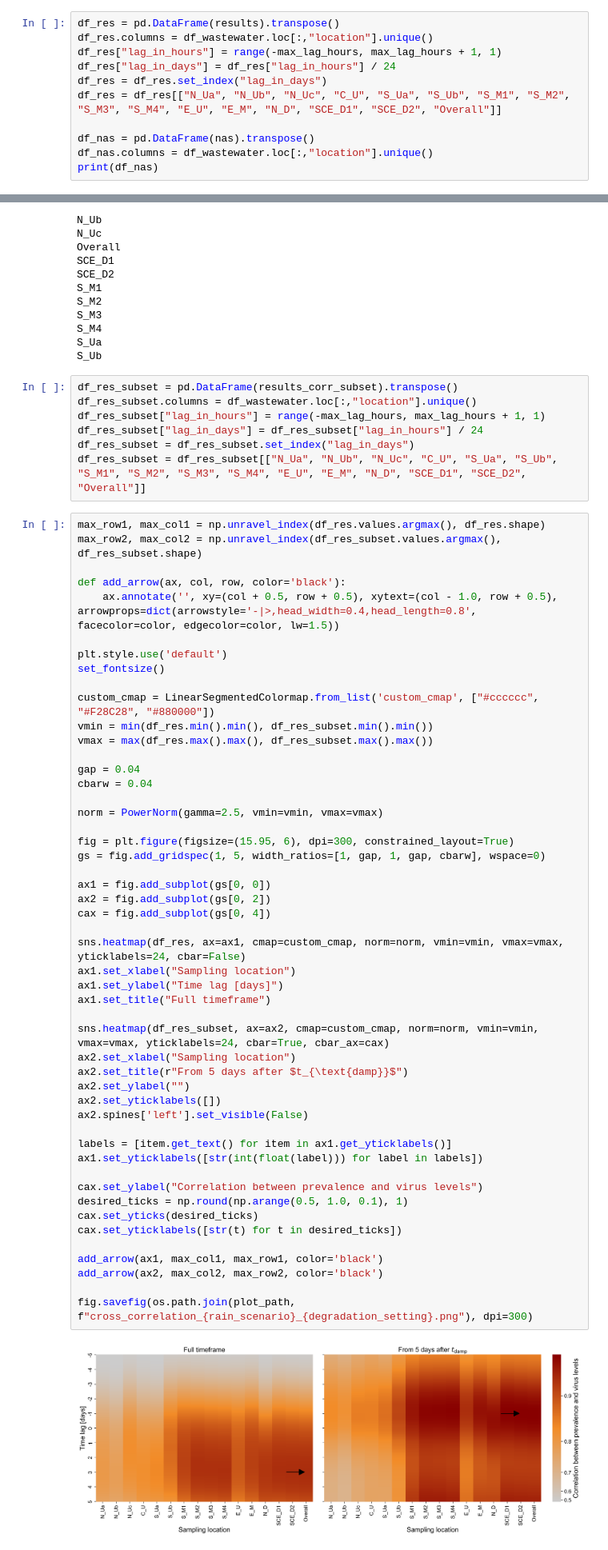
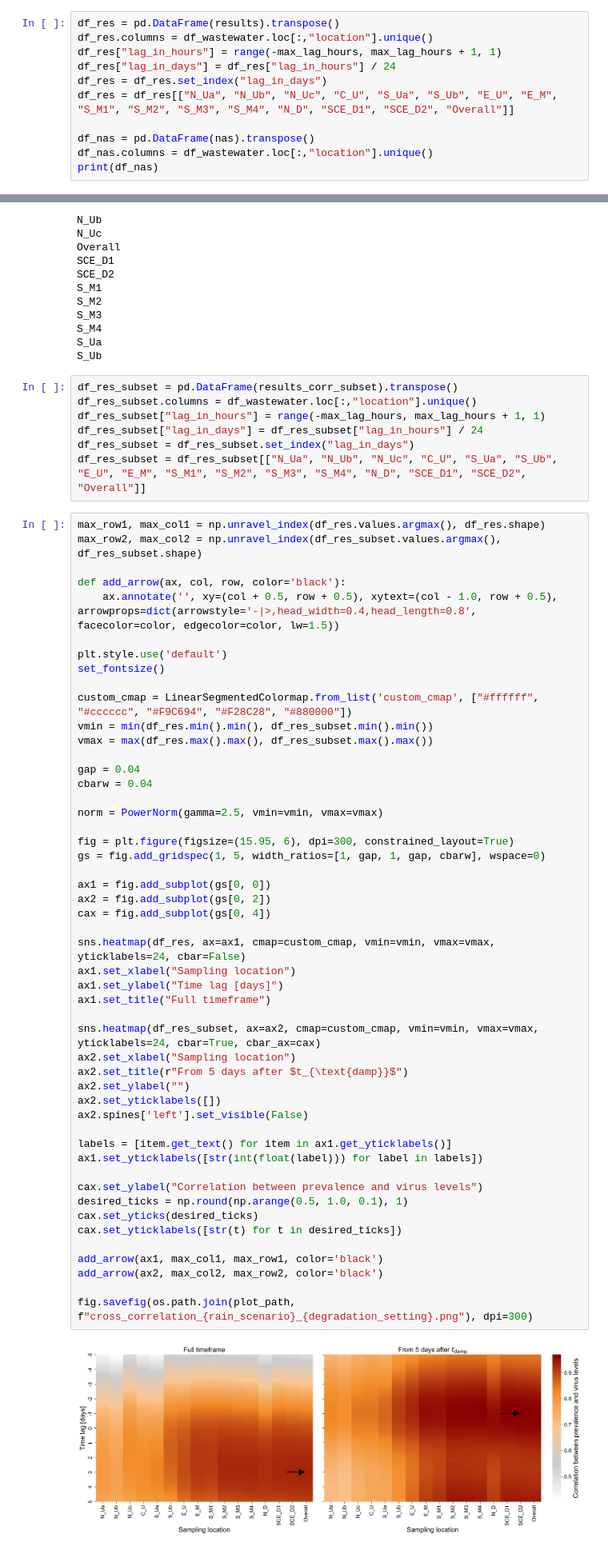
Before and after one commit to schminin/INSIDeMunich, a Jupyter notebook: analysis/scripts/7_correlation_main.ipynb, the cells around one changed output, grey strips where cells are left out. Shown at 80% size. Cells and saved outputs as stored; diff of their text form.

Commit message:
Minor plot updates

```diff
--- a/analysis/scripts/7_correlation_main.ipynb
+++ b/analysis/scripts/7_correlation_main.ipynb
@@ -169,7 +169,7 @@ df_res.columns = df_wastewater.loc[:,"location"].unique()
 df_res["lag_in_hours"] = range(-max_lag_hours, max_lag_hours + 1, 1)
 df_res["lag_in_days"] = df_res["lag_in_hours"] / 24
 df_res = df_res.set_index("lag_in_days")
-df_res = df_res[["N_Ua", "N_Ub", "N_Uc", "C_U", "S_Ua", "S_Ub", "S_M1", "S_M2", "S_M3", "S_M4", "E_U", "E_M", "N_D", "SCE_D1", "SCE_D2", "Overall"]]
+df_res = df_res[["N_Ua", "N_Ub", "N_Uc", "C_U", "S_Ua", "S_Ub", "E_U", "E_M", "S_M1", "S_M2", "S_M3", "S_M4", "N_D", "SCE_D1", "SCE_D2", "Overall"]]
 
 df_nas = pd.DataFrame(nas).transpose()
 df_nas.columns = df_wastewater.loc[:,"location"].unique()
@@ -221,7 +221,7 @@ df_res_subset.columns = df_wastewater.loc[:,"location"].unique()
 df_res_subset["lag_in_hours"] = range(-max_lag_hours, max_lag_hours + 1, 1)
 df_res_subset["lag_in_days"] = df_res_subset["lag_in_hours"] / 24
 df_res_subset = df_res_subset.set_index("lag_in_days")
-df_res_subset = df_res_subset[["N_Ua", "N_Ub", "N_Uc", "C_U", "S_Ua", "S_Ub", "S_M1", "S_M2", "S_M3", "S_M4", "E_U", "E_M", "N_D", "SCE_D1", "SCE_D2", "Overall"]]
+df_res_subset = df_res_subset[["N_Ua", "N_Ub", "N_Uc", "C_U", "S_Ua", "S_Ub", "E_U", "E_M", "S_M1", "S_M2", "S_M3", "S_M4", "N_D", "SCE_D1", "SCE_D2", "Overall"]]
 # %%
 max_row1, max_col1 = np.unravel_index(df_res.values.argmax(), df_res.shape)
 max_row2, max_col2 = np.unravel_index(df_res_subset.values.argmax(), df_res_subset.shape)
@@ -232,7 +232,7 @@ def add_arrow(ax, col, row, color='black'):
 plt.style.use('default')
 set_fontsize()
 
-custom_cmap = LinearSegmentedColormap.from_list('custom_cmap', ["#cccccc", "#F28C28", "#880000"])
+custom_cmap = LinearSegmentedColormap.from_list('custom_cmap', ["#ffffff", "#cccccc", "#F9C694", "#F28C28", "#880000"])
 vmin = min(df_res.min().min(), df_res_subset.min().min())
 vmax = max(df_res.max().max(), df_res_subset.max().max())
 
@@ -244,33 +244,33 @@ norm = PowerNorm(gamma=2.5, vmin=vmin, vmax=vmax)
 fig = plt.figure(figsize=(15.95, 6), dpi=300, constrained_layout=True)
 gs = fig.add_gridspec(1, 5, width_ratios=[1, gap, 1, gap, cbarw], wspace=0)
 
 ax1 = fig.add_subplot(gs[0, 0])
 ax2 = fig.add_subplot(gs[0, 2])
 cax = fig.add_subplot(gs[0, 4])
 
-sns.heatmap(df_res, ax=ax1, cmap=custom_cmap, norm=norm, vmin=vmin, vmax=vmax, yticklabels=24, cbar=False)
+sns.heatmap(df_res, ax=ax1, cmap=custom_cmap, vmin=vmin, vmax=vmax, yticklabels=24, cbar=False)
 ax1.set_xlabel("Sampling location")
 ax1.set_ylabel("Time lag [days]")
 ax1.set_title("Full timeframe")
 
-sns.heatmap(df_res_subset, ax=ax2, cmap=custom_cmap, norm=norm, vmin=vmin, vmax=vmax, yticklabels=24, cbar=True, cbar_ax=cax)
+sns.heatmap(df_res_subset, ax=ax2, cmap=custom_cmap, vmin=vmin, vmax=vmax, yticklabels=24, cbar=True, cbar_ax=cax)
 ax2.set_xlabel("Sampling location")
 ax2.set_title(r"From 5 days after $t_{\text{damp}}$")
 ax2.set_ylabel("")
 ax2.set_yticklabels([])
 ax2.spines['left'].set_visible(False)
 
 labels = [item.get_text() for item in ax1.get_yticklabels()]
 ax1.set_yticklabels([str(int(float(label))) for label in labels])
 
 cax.set_ylabel("Correlation between prevalence and virus levels")
 desired_ticks = np.round(np.arange(0.5, 1.0, 0.1), 1)
 cax.set_yticks(desired_ticks)
 cax.set_yticklabels([str(t) for t in desired_ticks])
 
 add_arrow(ax1, max_col1, max_row1, color='black')
 add_arrow(ax2, max_col2, max_row2, color='black')
 
 fig.savefig(os.path.join(plot_path, f"cross_correlation_{rain_scenario}_{degradation_setting}.png"), dpi=300)
 # %% [output]
-[figure, old version]
+[figure, new version]
```
Also changed, not shown: 2 other files.
